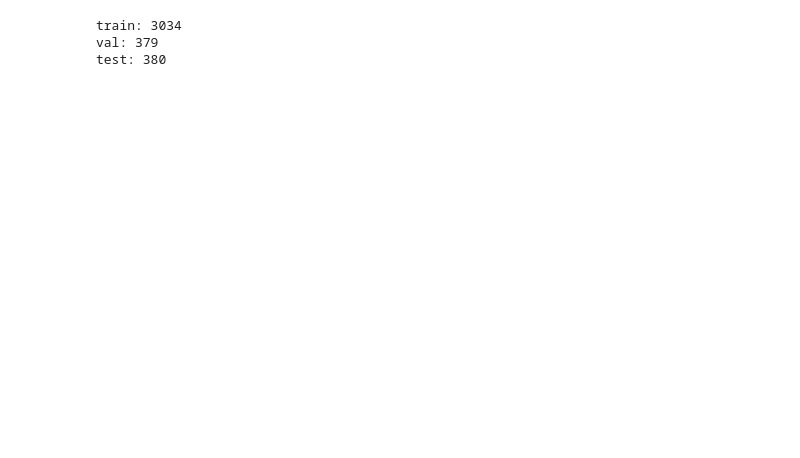
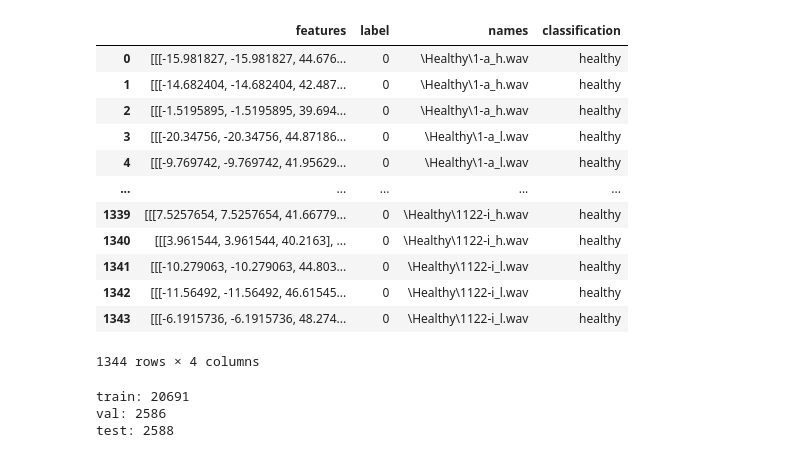
Before and after one commit to ffolaranmi/algorithms-clean, a Jupyter notebook: RRP_Data.ipynb, the cells around one changed output. Cells and saved outputs as stored; diff of their text form; code cells hidden in the pictures; blank space fills up the shorter version.

```diff
--- a/RRP_Data.ipynb
+++ b/RRP_Data.ipynb
@@ -214,3 +244,19 @@ extracted_features_path
+# %%
+extracted_features_hel
+# %% [output]
+|  | features | label | names | classification |
+| 0 | [[[-15.981827, -15.981827, 44.676... | 0 | \Healthy\1-a_h.wav | healthy |
+| 1 | [[[-14.682404, -14.682404, 42.487... | 0 | \Healthy\1-a_h.wav | healthy |
+| 2 | [[[-1.5195895, -1.5195895, 39.694... | 0 | \Healthy\1-a_h.wav | healthy |
+| 3 | [[[-20.34756, -20.34756, 44.87186... | 0 | \Healthy\1-a_l.wav | healthy |
+| 4 | [[[-9.769742, -9.769742, 41.95629... | 0 | \Healthy\1-a_l.wav | healthy |
+| ... | ... | ... | ... | ... |
+| 1339 | [[[7.5257654, 7.5257654, 41.66779... | 0 | \Healthy\1122-i_h.wav | healthy |
+| 1340 | [[[3.961544, 3.961544, 40.2163], ... | 0 | \Healthy\1122-i_h.wav | healthy |
+| 1341 | [[[-10.279063, -10.279063, 44.803... | 0 | \Healthy\1122-i_l.wav | healthy |
+| 1342 | [[[-11.56492, -11.56492, 46.61545... | 0 | \Healthy\1122-i_l.wav | healthy |
+| 1343 | [[[-6.1915736, -6.1915736, 48.274... | 0 | \Healthy\1122-i_l.wav | healthy |
+1344 rows × 4 columns
 # %%
 from sklearn.model_selection import train_test_split
 from tensorflow.keras.utils import to_categorical
@@ -228,6 +274,10 @@ train = pd.concat([train_hel, train_path], ignore_index=True)
 test = pd.concat([test_hel, test_path], ignore_index=True)
 val = pd.concat([val_hel, val_path], ignore_index=True)
 
+train = train.sample(frac=1, random_state=42).reset_index(drop=True)
+val   = val.sample(frac=1, random_state=42).reset_index(drop=True)
+test  = test.sample(frac=1, random_state=42).reset_index(drop=True)
+
 print("train:", len(train))
 print("val:", len(val))
 print("test:", len(test))
@@ -236,12 +286,12 @@ X_train = np.array(train['features'].tolist())
 X_val   = np.array(val['features'].tolist())
 X_test  = np.array(test['features'].tolist())
 
-y_train = to_categorical(train['label'])
-y_val   = to_categorical(val['label'])
-y_test  = to_categorical(test['label'])
+y_train = to_categorical(train['label'].astype(int), num_classes=2)
+y_val   = to_categorical(val['label'].astype(int),   num_classes=2)
+y_test  = to_categorical(test['label'].astype(int),  num_classes=2)
 
 names_val = val['names']
 # %% [output]
-train: 3034
-val: 379
-test: 380
+train: 20691
+val: 2586
+test: 2588
```
Also changed, not shown: parts of 19 cells of this notebook, 11 other files.
